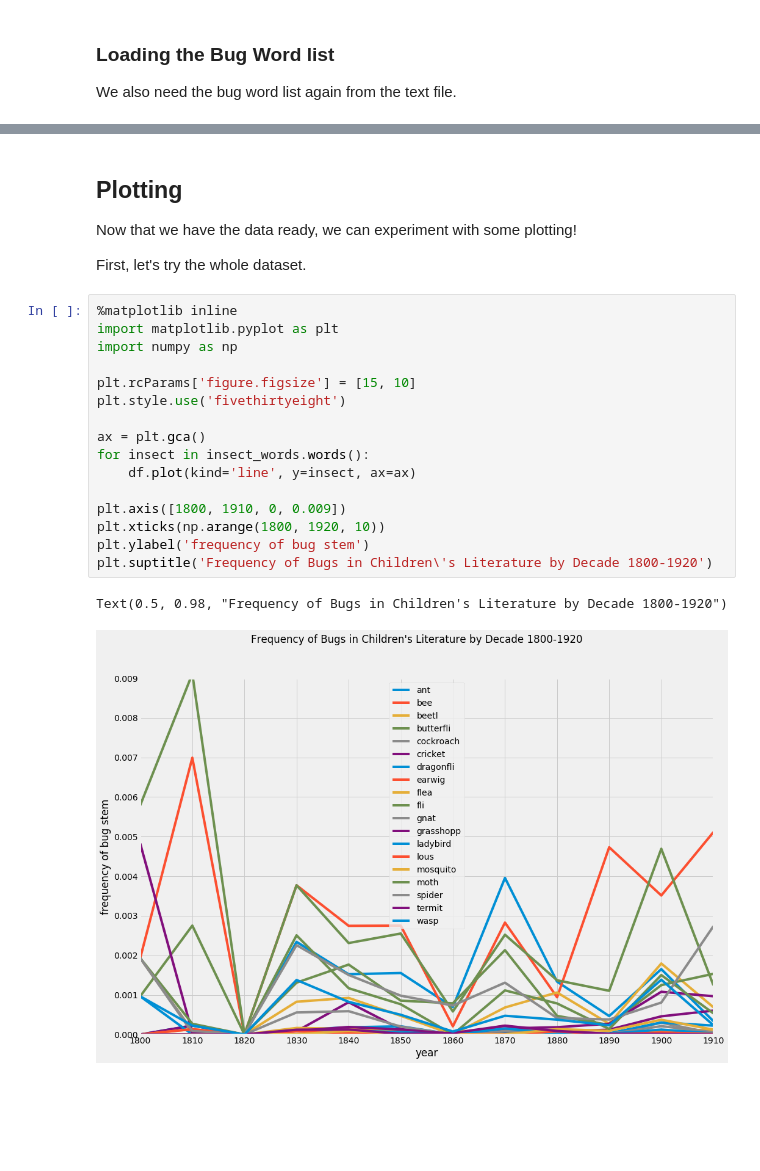
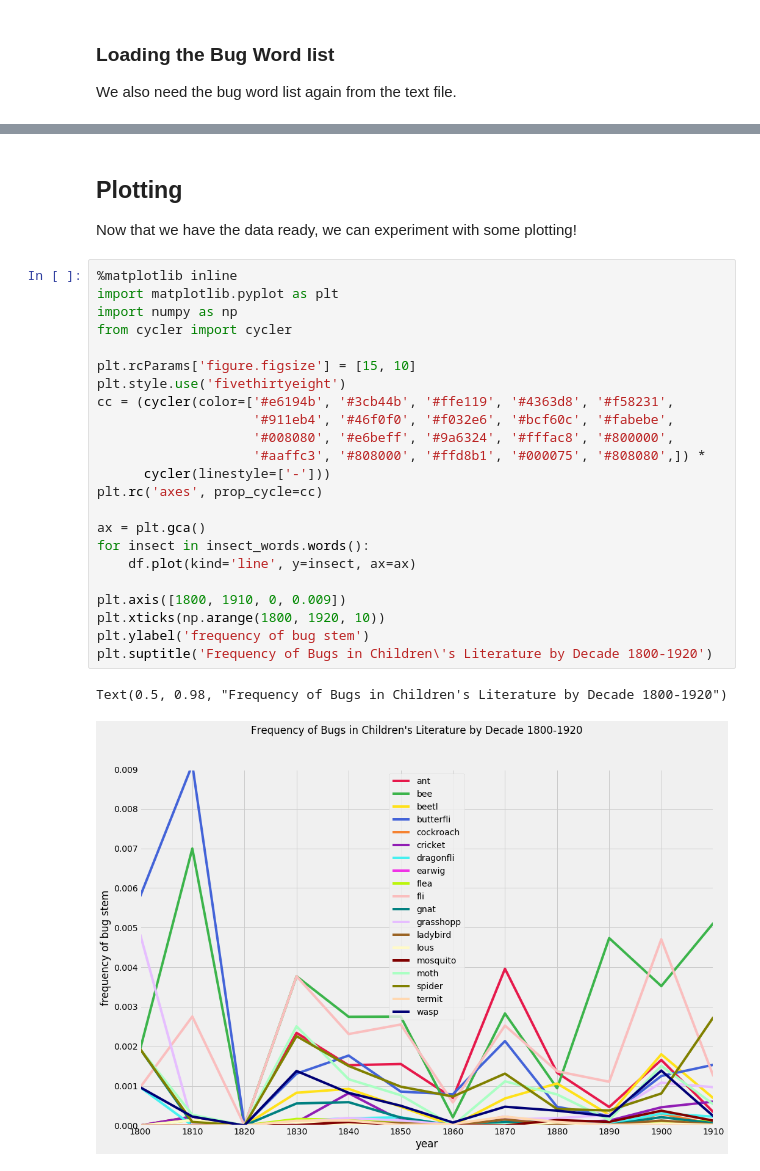
Before and after one commit to mchesterkadwell/bughunt-analysis, a Jupyter notebook: notebooks/3-visualising-data.ipynb, the cells around one changed output, grey strips where cells are left out. Drawn from its saved outputs; the diff is of its cells as text; blank space fills up the shorter version.

Commit message:
Improve look of plot by cycling 20 colours.

```diff
--- a/notebooks/3-visualising-data.ipynb
+++ b/notebooks/3-visualising-data.ipynb
@@ -65,24 +65,29 @@ insect_words.words()
 # %% [markdown]
 ## Plotting
 Now that we have the data ready, we can experiment with some plotting!
-
-First, let's try the whole dataset.
 # %%
 %matplotlib inline
 import matplotlib.pyplot as plt
 import numpy as np
+from cycler import cycler
 
 plt.rcParams['figure.figsize'] = [15, 10]
 plt.style.use('fivethirtyeight')
+cc = (cycler(color=['#e6194b', '#3cb44b', '#ffe119', '#4363d8', '#f58231',
+                    '#911eb4', '#46f0f0', '#f032e6', '#bcf60c', '#fabebe',
+                    '#008080', '#e6beff', '#9a6324', '#fffac8', '#800000',
+                    '#aaffc3', '#808000', '#ffd8b1', '#000075', '#808080',]) *
+      cycler(linestyle=['-']))
+plt.rc('axes', prop_cycle=cc)
 
 ax = plt.gca()
 for insect in insect_words.words():
     df.plot(kind='line', y=insect, ax=ax)
 
 plt.axis([1800, 1910, 0, 0.009])
 plt.xticks(np.arange(1800, 1920, 10))
 plt.ylabel('frequency of bug stem')
 plt.suptitle('Frequency of Bugs in Children\'s Literature by Decade 1800-1920')
 # %% [output]
 Text(0.5, 0.98, "Frequency of Bugs in Children's Literature by Decade 1800-1920")
-[figure, old version]
+[figure, new version]
```
Also changed, not shown: parts of 1 cell of this notebook.
